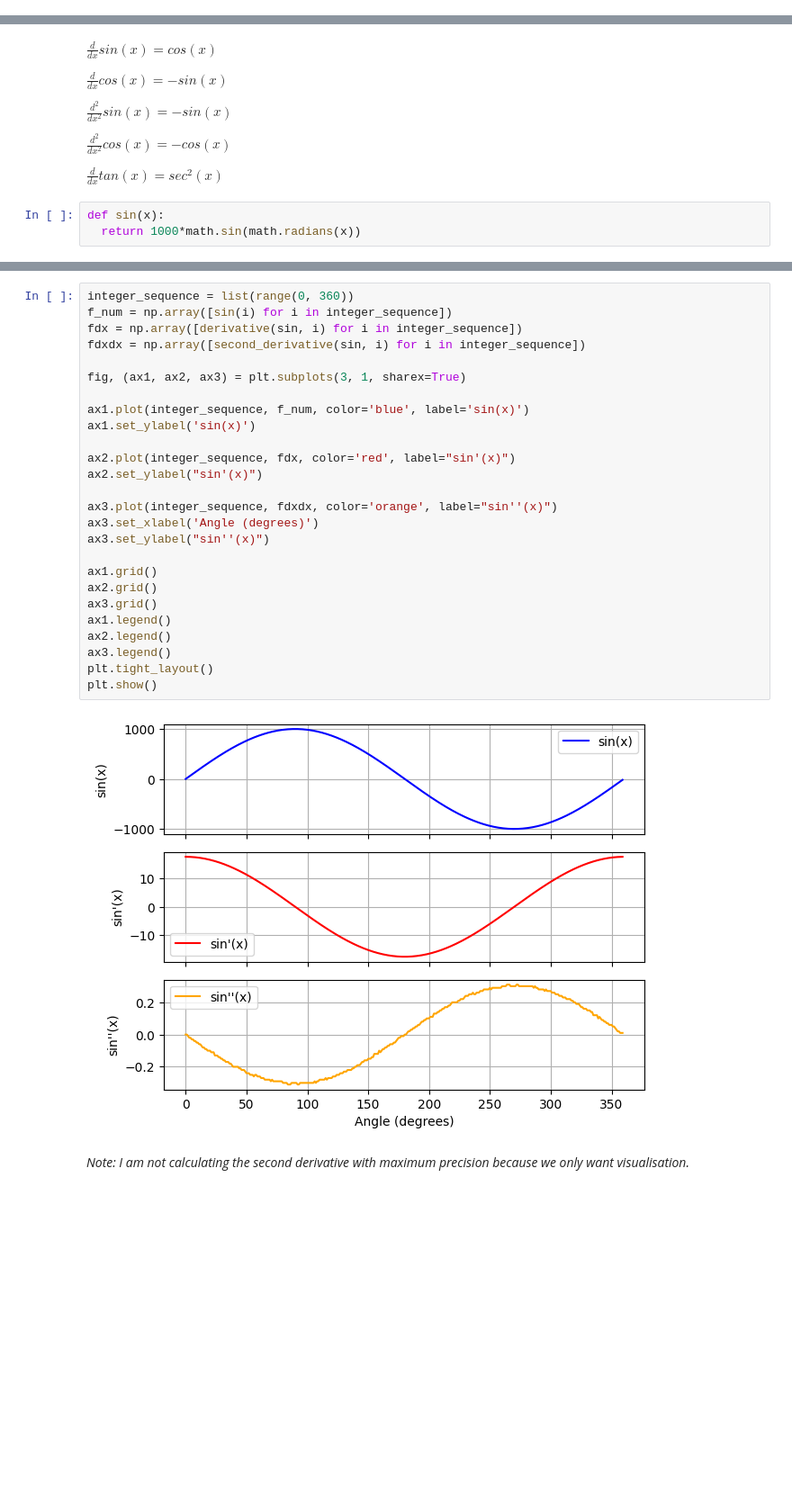
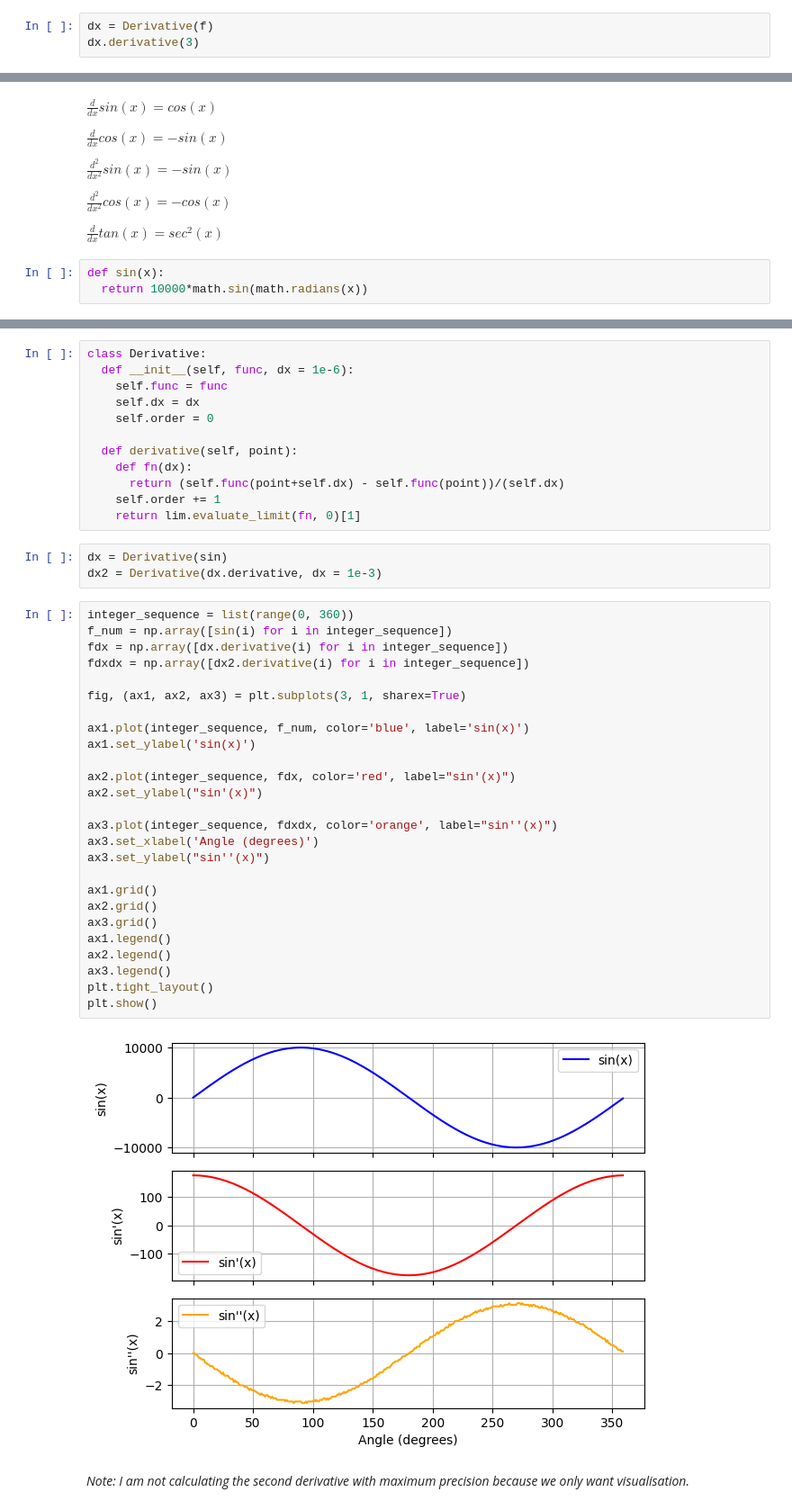
Before and after one commit to pareshrchaudhary/numericalmethods, a Jupyter notebook: Derivatives.ipynb, the cells around one changed output, grey strips where cells are left out. Shown: that part at 90% size. Saved outputs shown, nothing was run; the diff lists cells and outputs as text; blank space fills up the shorter version.

Commit message:
Fixed higer order derivatives

```diff
--- a/Derivatives.ipynb
+++ b/Derivatives.ipynb
@@ -531,0 +474,3 @@ TypeError: ignored
+# %%
+dx = Derivative(f)
+dx.derivative(3)
@@ -545,4 +497,4 @@ $\frac{d^2}{dx^2}cos(x) = −cos(x)$
 $\frac{d}{dx}tan(x) = sec^2(x)$
 # %%
 def sin(x):
-  return 1000*math.sin(math.radians(x))
+  return 10000*math.sin(math.radians(x))
@@ -562,31 +501,46 @@ def second_derivative(func, point):
+# %%
+class Derivative:
+  def __init__(self, func, dx = 1e-6):
+    self.func = func
+    self.dx = dx
+    self.order = 0
+
+  def derivative(self, point):
+    def fn(dx):
+      return (self.func(point+self.dx) - self.func(point))/(self.dx)
+    self.order += 1
+    return lim.evaluate_limit(fn, 0)[1]
+# %%
+dx = Derivative(sin)
+dx2 = Derivative(dx.derivative, dx = 1e-3)
 # %%
 integer_sequence = list(range(0, 360))
 f_num = np.array([sin(i) for i in integer_sequence])
-fdx = np.array([derivative(sin, i) for i in integer_sequence])
-fdxdx = np.array([second_derivative(sin, i) for i in integer_sequence])
+fdx = np.array([dx.derivative(i) for i in integer_sequence])
+fdxdx = np.array([dx2.derivative(i) for i in integer_sequence])
 
 fig, (ax1, ax2, ax3) = plt.subplots(3, 1, sharex=True)
 
 ax1.plot(integer_sequence, f_num, color='blue', label='sin(x)')
 ax1.set_ylabel('sin(x)')
 
 ax2.plot(integer_sequence, fdx, color='red', label="sin'(x)")
 ax2.set_ylabel("sin'(x)")
 
 ax3.plot(integer_sequence, fdxdx, color='orange', label="sin''(x)")
 ax3.set_xlabel('Angle (degrees)')
 ax3.set_ylabel("sin''(x)")
 
 ax1.grid()
 ax2.grid()
 ax3.grid()
 ax1.legend()
 ax2.legend()
 ax3.legend()
 plt.tight_layout()
 plt.show()
 # %% [output]
-[figure, old version]
+[figure, new version]
 # %% [markdown]
 _Note: I am not calculating the second derivative with maximum precision because we only want visualisation._
 # %% [markdown]
```
Also changed, not shown: parts of 15 cells of this notebook.
